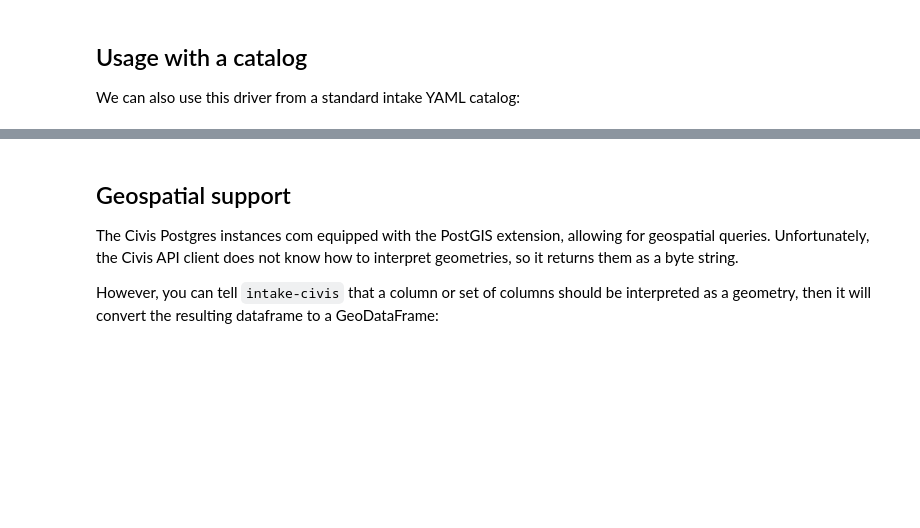
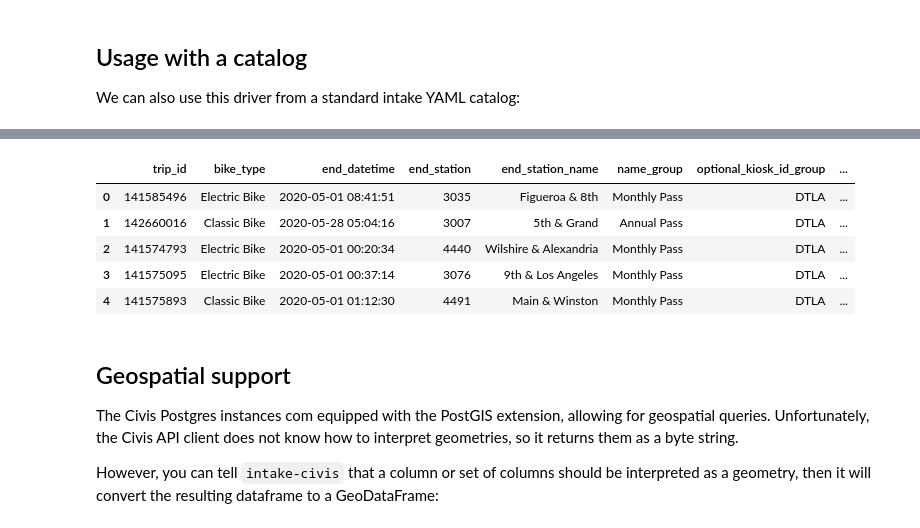
Before and after one commit to CityOfLosAngeles/intake-civis, a Jupyter notebook: examples/example.ipynb, the cells around one changed output, grey strips where cells are left out. Cells and saved outputs as stored; diff of their text form; code cells hidden in the pictures; blank space fills up the shorter version.

```diff
--- a/examples/example.ipynb
+++ b/examples/example.ipynb
@@ -76,3 +92,14 @@ df.head()
+# %%
+# Reading an entry with a manual SQL expression
+df = cat.recent_bike_trips.read()
+df.head()
+# %% [output]
+|  | trip_id | bike_type | end_datetime | end_station | end_station_name | name_group | optional_kiosk_id_group | ... |
+| 0 | 141585496 | Electric Bike | 2020-05-01 08:41:51 | 3035 | Figueroa & 8th | Monthly Pass | DTLA | ... |
+| 1 | 142660016 | Classic Bike | 2020-05-28 05:04:16 | 3007 | 5th & Grand | Annual Pass | DTLA | ... |
+| 2 | 141574793 | Electric Bike | 2020-05-01 00:20:34 | 4440 | Wilshire & Alexandria | Monthly Pass | DTLA | ... |
+| 3 | 141575095 | Electric Bike | 2020-05-01 00:37:14 | 3076 | 9th & Los Angeles | Monthly Pass | DTLA | ... |
+| 4 | 141575893 | Classic Bike | 2020-05-01 01:12:30 | 4491 | Main & Winston | Monthly Pass | DTLA | ... |
 # %% [markdown]
 ## Geospatial support
 
```
Also changed, not shown: parts of 10 cells of this notebook, 2 other files.
